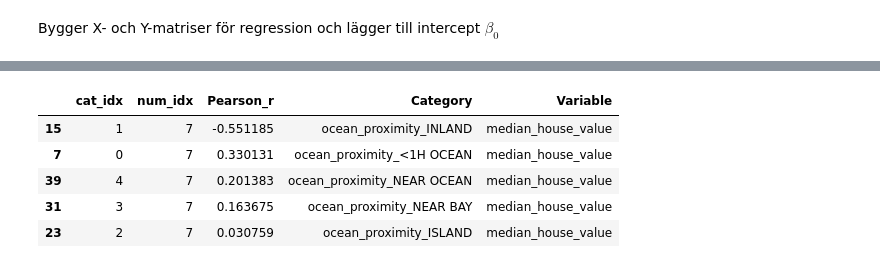
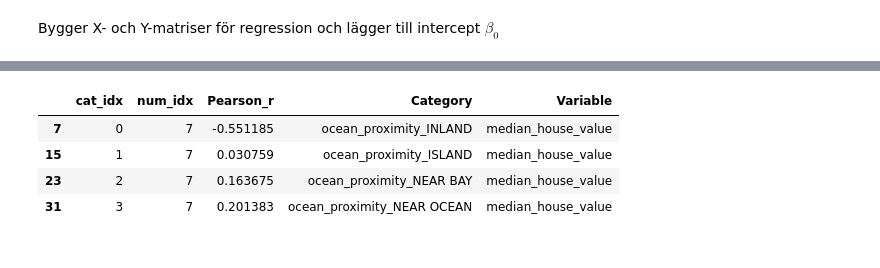
Before and after one commit to LordSven/Statistiska-metoder-NIKLAS-HAMFELDT, a Jupyter notebook: Labb_1/Labb_1.ipynb, the cells around one changed output, grey strips where cells are left out. Cells and saved outputs as stored; diff of their text form; code cells hidden in the pictures.

```diff
--- a/Labb_1/Labb_1.ipynb
+++ b/Labb_1/Labb_1.ipynb
@@ -97,7 +250,6 @@ aggregated
 # %% [markdown]
 Bygger X- och Y-matriser för regression och lägger till intercept $\beta_0$
 # %%
-
-X, Y = build_X_Y(aggregated, X_cols)
+X, Y = build_X_Y(aggregated, feat_cols)
 n = X.shape[0]
 d = X.shape[1] - 1
@@ -229,7 +383,33 @@ corr_df['Var1'] = corr_df['idx1'].map(idx_to_name)
 corr_df['Var2'] = corr_df['idx2'].map(idx_to_name)
 
 target_corr = corr_df[corr_df['Var2'] == 'households']
-corr_df
+
+aggregated['rooms_per_household'] = aggregated['total_rooms'] / aggregated['households']
+aggregated['people_per_household'] = aggregated['population'] / aggregated['households']
+aggregated2 = aggregated.drop(columns=['longitude', 'latitude', 'total_rooms', 'households', 'total_bedrooms', 'population'])
+
+numeric_cols2 = [
+    'distance_to_centroid',
+    'housing_median_age',
+    'median_income',
+    'rooms_per_household',
+    'people_per_household',
+    'median_house_value'
+]
+
+X_full2 = aggregated2[numeric_cols2].to_numpy(dtype=float)
+
+raw_corr = model.pearson_numeric(X_full2)
+
+corr_df2 = pd.DataFrame(
+    raw_corr,
+    columns=['idx1', 'idx2', 'Pearson_r']
+)
+
+corr_df2['Var1'] = corr_df2['idx1'].map(idx_to_name)
+corr_df2['Var2'] = corr_df2['idx2'].map(idx_to_name)
+
+corr_df2
 # %% [output]
 |  | idx1 | idx2 | Pearson_r | Var1 | Var2 |
 | 0 | 0 | 0 | 1.000000 | distance_to_centroid | distance_to_centroid |
@@ -252,48 +432,44 @@ corr_df
 aggregated2 = aggregate(housing)
 
 
-df_cat, cat_cols = prepare_features(
+df_cat = one_hot(
     aggregated2,
     cat_cols=['ocean_proximity'],
     drop_first=False
 )
+cat_cols = [col for col in aggregated.columns if col.startswith('ocean_proximity_')]
+
 cat_dummy_cols = [c for c in cat_cols if c.startswith('ocean_proximity_')]
 
 
 X_cat = df_cat[cat_dummy_cols].to_numpy()
 X_num = df_cat[numeric_cols].to_numpy()
 
 raw_cat_corr = model.pearson_categorical_numeric(X_cat, X_num)
-
 
 corr_cat_df = pd.DataFrame(
     raw_cat_corr,
     columns=['cat_idx', 'num_idx', 'Pearson_r']
 )
 
 cat_idx_to_name = dict(enumerate(cat_dummy_cols))
 num_idx_to_name = dict(enumerate(numeric_cols))
 
 corr_cat_df['Category'] = corr_cat_df['cat_idx'].map(cat_idx_to_name)
 corr_cat_df['Variable'] = corr_cat_df['num_idx'].map(num_idx_to_name)
 
 
 corr_cat_df.sort_values(
     by=['Pearson_r'],
     key=abs,
     ascending=[False]
 )
 
-target_corr3 = corr_cat_df[corr_cat_df['Variable'] == 'median_house_value']
-target_corr3.sort_values(
-    by=['Pearson_r'],
-    key=abs,
-    ascending=[False]
-)
+target_corr = corr_cat_df[corr_cat_df['Variable'] == 'median_house_value']
+target_corr
 # %% [output]
 |  | cat_idx | num_idx | Pearson_r | Category | Variable |
-| 15 | 1 | 7 | -0.551185 | ocean_proximity_INLAND | median_house_value |
-| 7 | 0 | 7 | 0.330131 | ocean_proximity_<1H OCEAN | median_house_value |
-| 39 | 4 | 7 | 0.201383 | ocean_proximity_NEAR OCEAN | median_house_value |
-| 31 | 3 | 7 | 0.163675 | ocean_proximity_NEAR BAY | median_house_value |
-| 23 | 2 | 7 | 0.030759 | ocean_proximity_ISLAND | median_house_value |
+| 7 | 0 | 7 | -0.551185 | ocean_proximity_INLAND | median_house_value |
+| 15 | 1 | 7 | 0.030759 | ocean_proximity_ISLAND | median_house_value |
+| 23 | 2 | 7 | 0.163675 | ocean_proximity_NEAR BAY | median_house_value |
+| 31 | 3 | 7 | 0.201383 | ocean_proximity_NEAR OCEAN | median_house_value |
```
Also changed, not shown: parts of 29 cells of this notebook, 1 other file.
